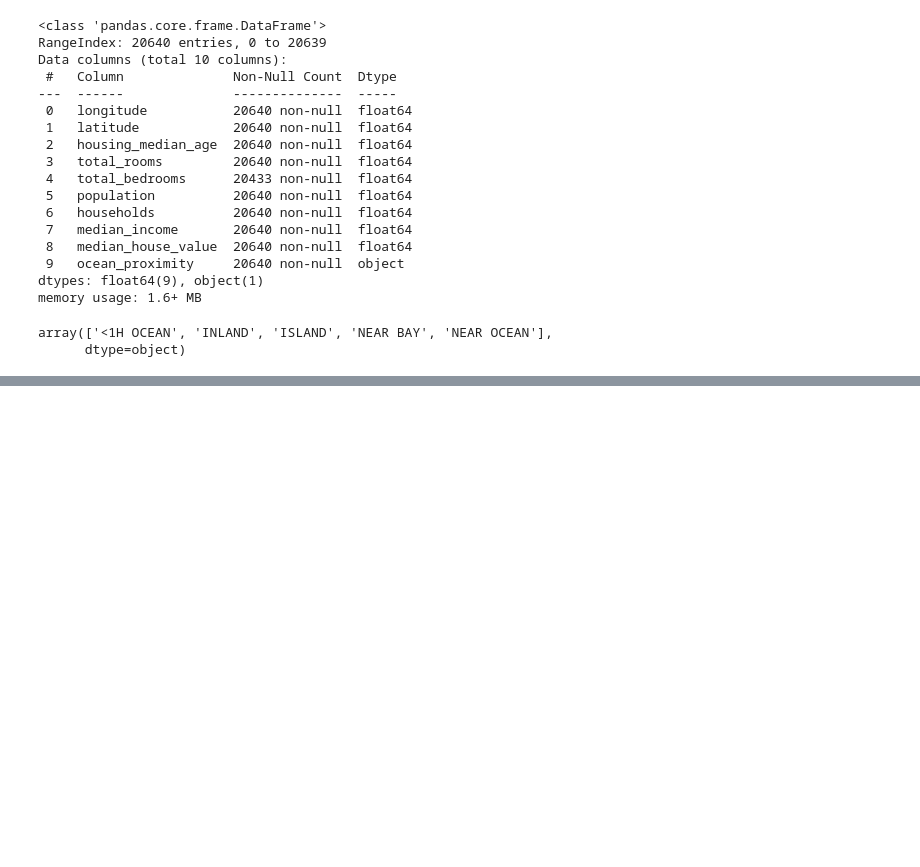
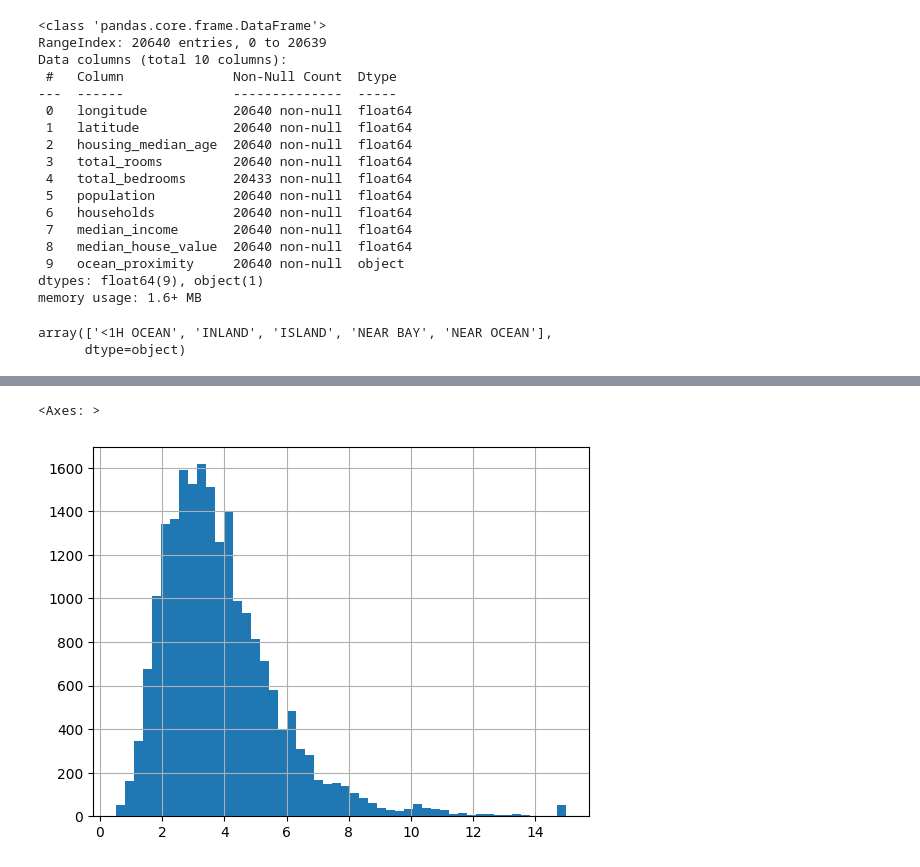
Before and after one commit to parisa-1371/regression-ML, a Jupyter notebook: notebooks/preprocessing.ipynb, the cells around one changed output, grey strips where cells are left out. Cells and saved outputs as stored; diff of their text form; code cells hidden in the pictures; blank space fills up the shorter version.

```diff
--- a/notebooks/preprocessing.ipynb
+++ b/notebooks/preprocessing.ipynb
@@ -48,0 +95,5 @@ array(['<1H OCEAN', 'INLAND', 'ISLAND', 'NEAR BAY', 'NEAR OCEAN'],
+# %%
+data["median_income"].hist(bins=50)
+# %% [output]
+<Axes: >
+[figure, added]
```
Also changed, not shown: parts of 18 cells of this notebook.
